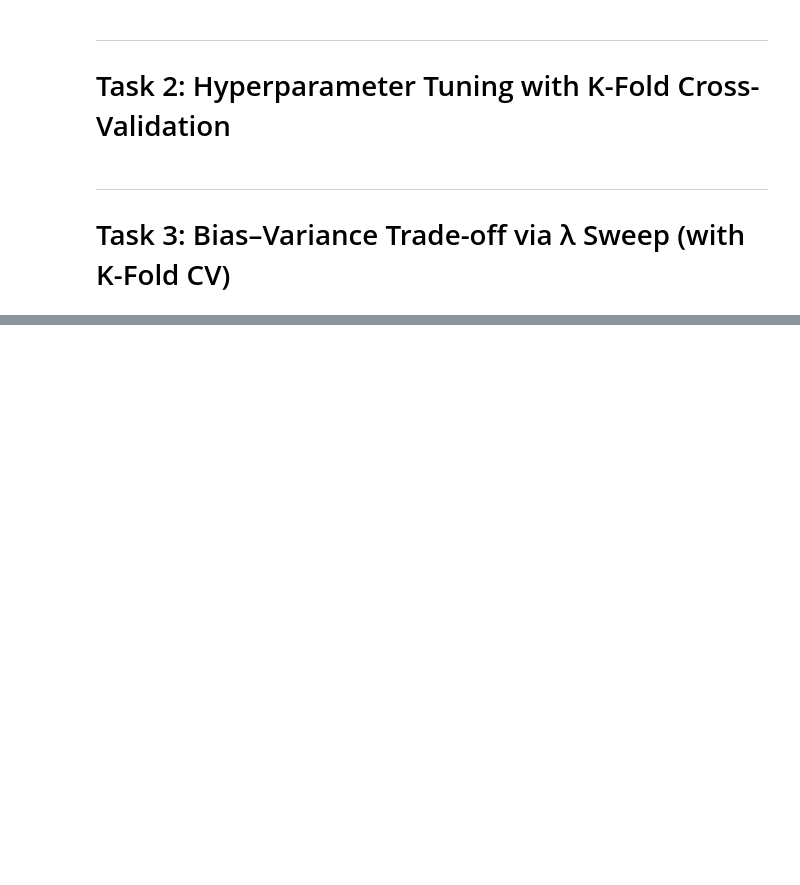
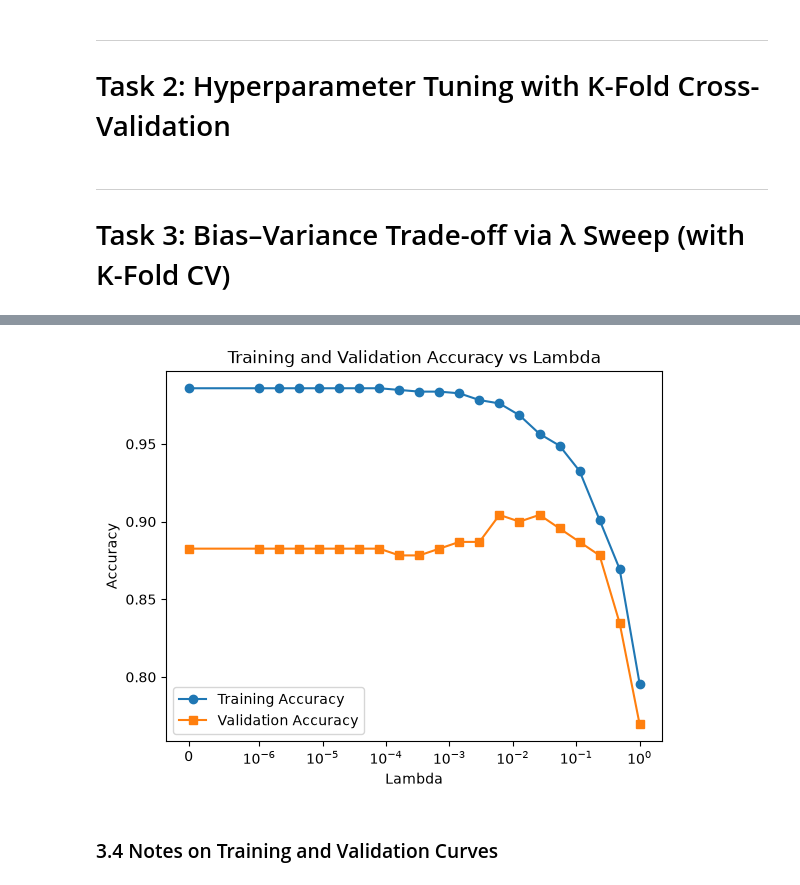
Before and after one commit to mounirammam/COMP551-Group-Project-A2, a Jupyter notebook: MiniProject2.ipynb, the cells around one changed output, grey strips where cells are left out. Drawn from its saved outputs; the diff is of its cells as text; code cells hidden in the pictures; blank space fills up the shorter version.

```diff
--- a/MiniProject2.ipynb
+++ b/MiniProject2.ipynb
@@ -298,0 +382,13 @@ plt.show()
+# %%
+plt.plot([r[0] for r in results], [r[3] for r in results], label='Training Accuracy', marker='o')
+plt.plot([r[0] for r in results], [r[4] for r in results], label='Validation Accuracy', marker='s')
+plt.xscale('symlog', linthresh=1e-6)
+plt.xlabel('Lambda')
+plt.ylabel('Accuracy')
+plt.title('Training and Validation Accuracy vs Lambda')
+plt.legend()
+plt.show()
+# %% [output]
+[figure, added]
+# %% [markdown]
+### 3.4 Notes on Training and Validation Curves
```
Also changed, not shown: parts of 12 cells of this notebook, 1 other file.
